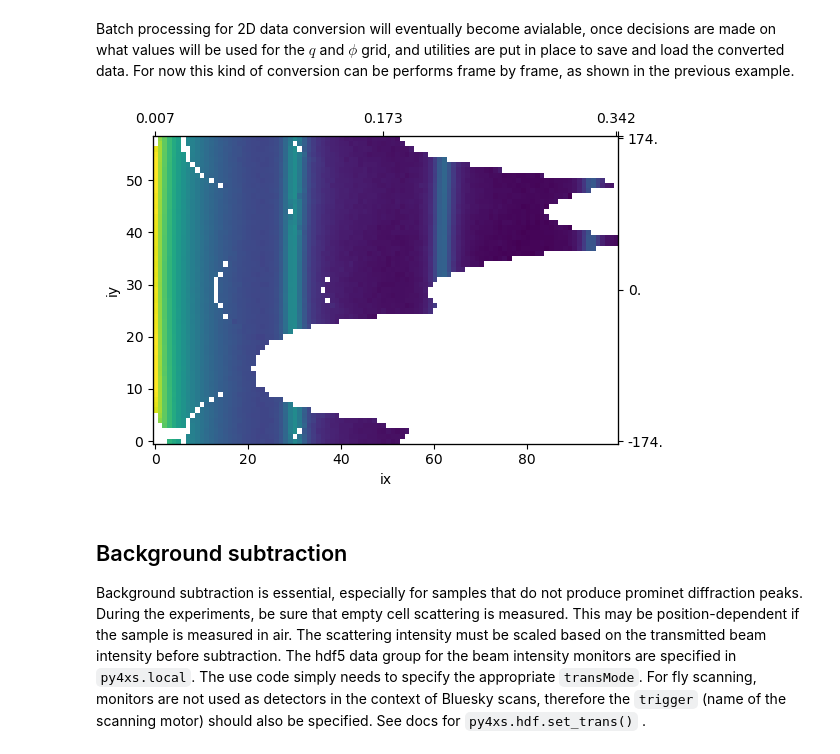
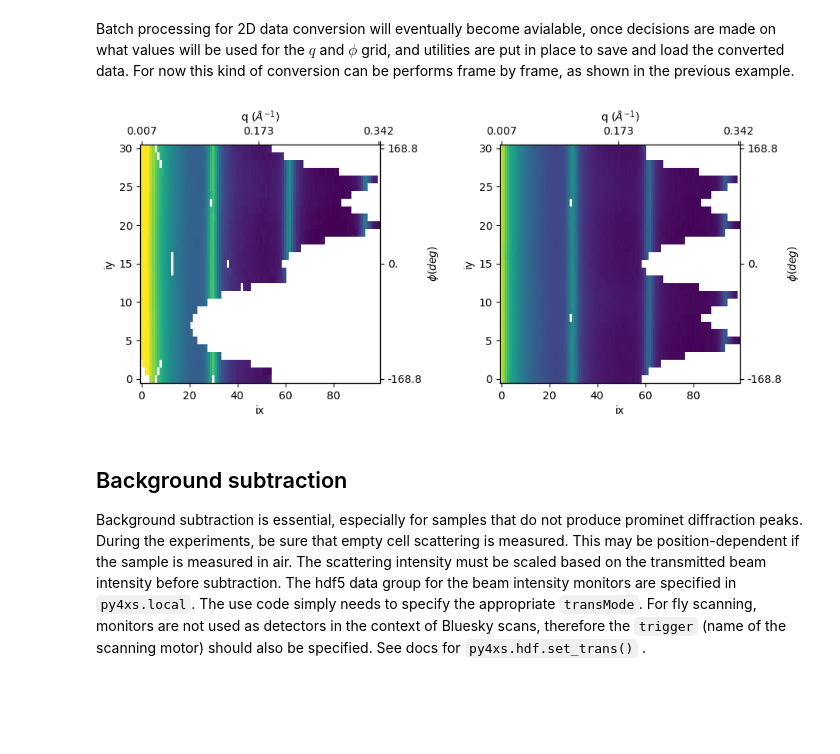
Before and after one commit to NSLS-II-LIX/py4xs, a Jupyter notebook: docs/mapping.ipynb, the cells around one changed output. Cells and saved outputs as stored; diff of their text form; code cells hidden in the pictures; blank space fills up the shorter version.

```diff
--- a/docs/mapping.ipynb
+++ b/docs/mapping.ipynb
@@ -71,12 +71,19 @@ dt.d1s[dt.samples[0]]['merged'][0].plot()
 Batch processing for 2D data conversion will eventually become avialable, once decisions are made on what values will be used for the $q$ and $\phi$ grid, and utilities are put in place to save and load the converted data. For now this kind of conversion can be performs frame by frame, as shown in the previous example.
 # %%
 d2s = dt.get_d2(det_ext="_SAXS", frn=0)
-d2s.conv_Iqphi(100, 60, mask=dt.detectors[0].exp_para.mask)
+d2s.conv_Iqphi(100, 31, mask=dt.detectors[0].exp_para.mask)
+mm = d2s.qphi_data.copy()
+mm.xc_label = "q $(\AA^{-1})$"
+mm.yc_label = "$\phi (deg)$"
 # %%
-plt.figure(figsize=(6,4))
-d2s.qphi_data.plot(aspect="auto", logScale=True, ax=plt.gca())
+plt.figure(figsize=(10,4))
+plt.subplot(121)
+mm.plot(aspect="auto", logScale=True, ax=plt.gca())
+plt.subplot(122)
+mm.apply_symmetry().plot(aspect="auto", logScale=True, ax=plt.gca())
+plt.subplots_adjust(wspace=0.5)
 # %% [output]
-[figure, old version]
+[figure, new version]
 # %% [markdown]
 ## Background subtraction
 
```
